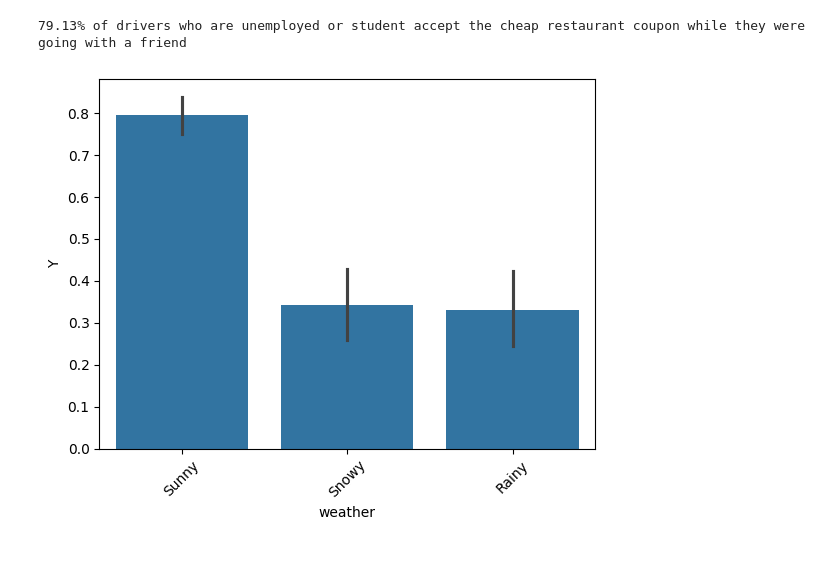
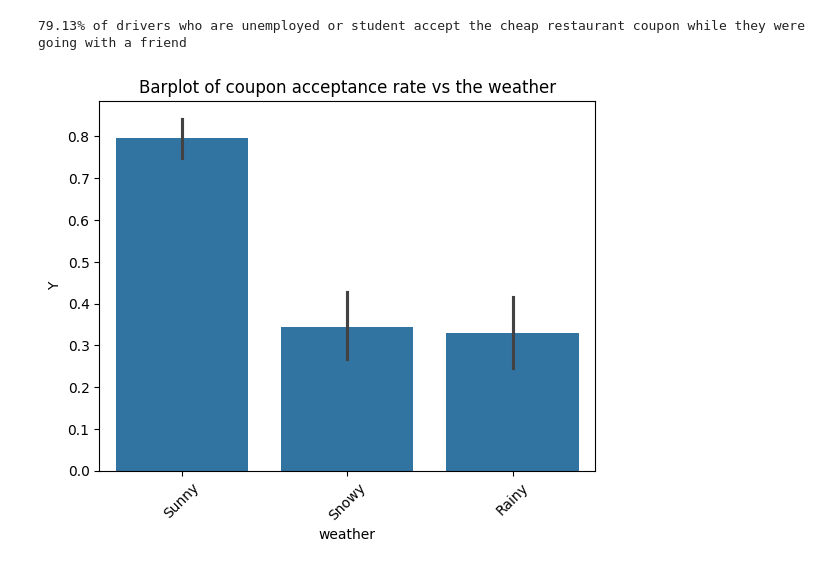
Before and after one commit to timeless81/AI-ML-Module5, a Jupyter notebook: coupon.ipynb, the cells around one changed output. Cells and saved outputs as stored; diff of their text form; code cells hidden in the pictures.

```diff
--- a/coupon.ipynb
+++ b/coupon.ipynb
@@ -397,9 +400,10 @@ df_temp = df_rest[ (df_rest['destination']=='Work')]
 # %%
 
 sns.barplot(data=df_temp, x='weather', y='Y')
 plt.xticks(rotation=45)
+plt.title('Barplot of coupon acceptance rate vs the weather')
 plt.show()
 
 # Conclusion - From the barplot it is evident that there is a high chance of coupon acceptance (80%) when the weather is Sunny vs when it is Rainy or Snowy'
 # %% [output]
-[figure, old version]
+[figure, new version]
```
Also changed, not shown: parts of 3 cells of this notebook.
